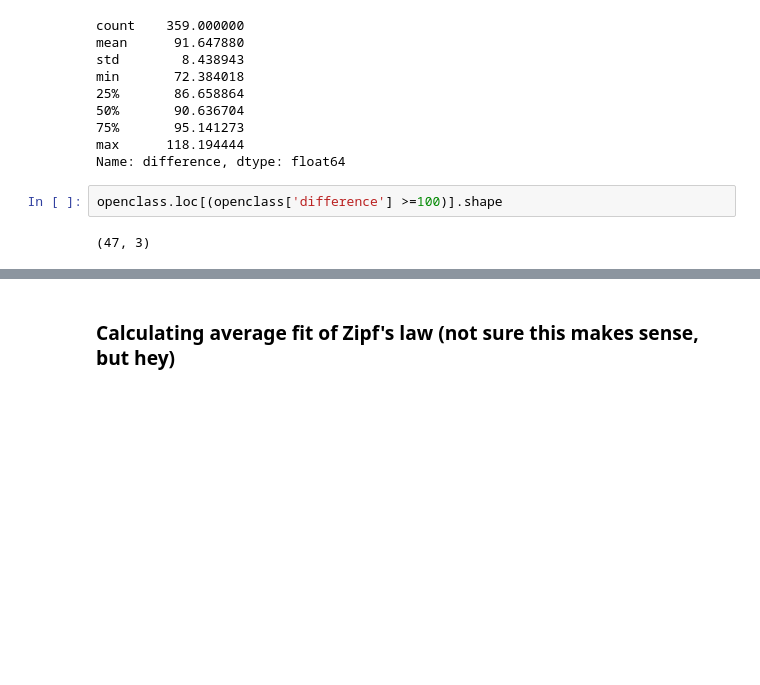
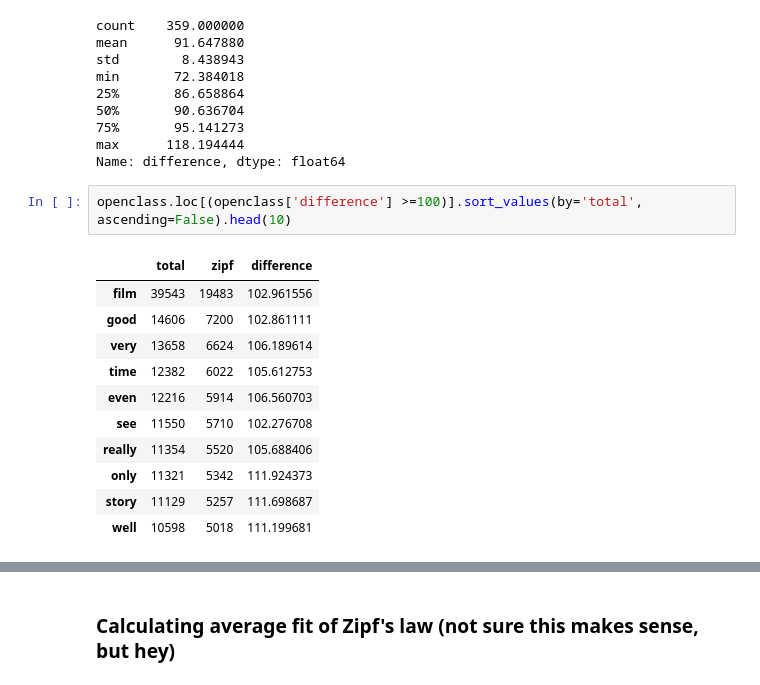
Before and after one commit to huggingface/data-measurements-tool, a Jupyter notebook: notebooks/ZipfsLaw-labeled.ipynb, the cells around one changed output, grey strips where cells are left out. Drawn from its saved outputs; the diff is of its cells as text; blank space fills up the shorter version.

```diff
--- a/notebooks/ZipfsLaw-labeled.ipynb
+++ b/notebooks/ZipfsLaw-labeled.ipynb
@@ -303,6 +311,16 @@ min       72.384018
 max      118.194444
 Name: difference, dtype: float64
 # %%
-openclass.loc[(openclass['difference'] >=100)].shape
+openclass.loc[(openclass['difference'] >=100)].sort_values(by='total', ascending=False).head(10)
 # %% [output]
-(47, 3)
+|  | total | zipf | difference |
+| film | 39543 | 19483 | 102.961556 |
+| good | 14606 | 7200 | 102.861111 |
+| very | 13658 | 6624 | 106.189614 |
+| time | 12382 | 6022 | 105.612753 |
+| even | 12216 | 5914 | 106.560703 |
+| see | 11550 | 5710 | 102.276708 |
+| really | 11354 | 5520 | 105.688406 |
+| only | 11321 | 5342 | 111.924373 |
+| story | 11129 | 5257 | 111.698687 |
+| well | 10598 | 5018 | 111.199681 |
```
Also changed, not shown: parts of 7 cells of this notebook.
